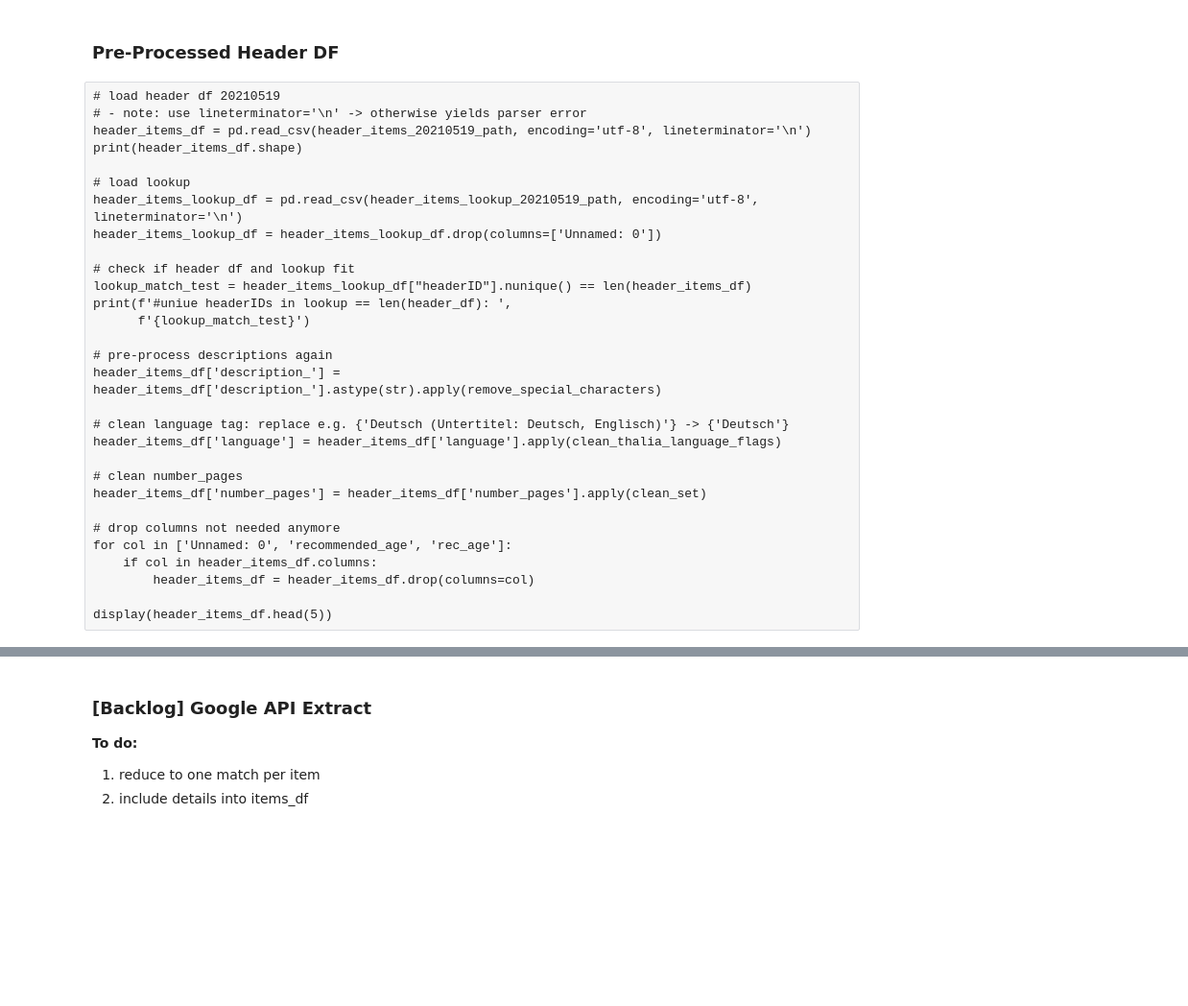
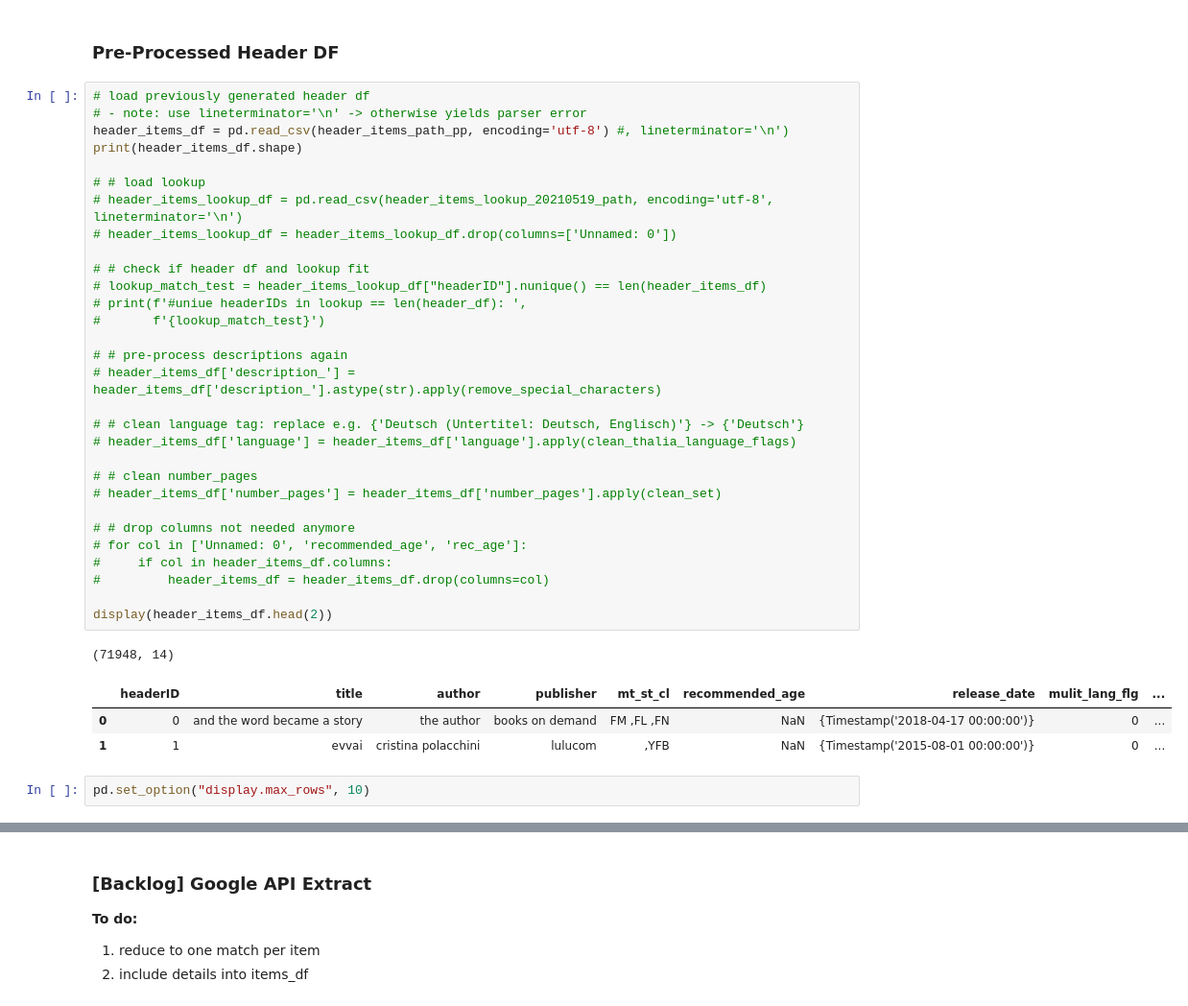
Before and after one commit to esthervogt/dmcup2021, a Jupyter notebook: notebooks/data_preprocessing.ipynb, the cells around one changed output, grey strips where cells are left out. Shown: that part at 96% size. Drawn from its saved outputs; the diff is of its cells as text; blank space fills up the shorter version.

```diff
--- a/notebooks/data_preprocessing.ipynb
+++ b/notebooks/data_preprocessing.ipynb
@@ -402,33 +405,40 @@ print(items_df.shape)
 (78334, 7)
 # %% [markdown]
 ### Pre-Processed Header DF
-# %% [raw]
-# load header df 20210519
-# - note: use lineterminator='\n' -> otherwise yields parser error
-header_items_df = pd.read_csv(header_items_20210519_path, encoding='utf-8', lineterminator='\n')
-print(header_items_df.shape)
-
-# load lookup
-header_items_lookup_df = pd.read_csv(header_items_lookup_20210519_path, encoding='utf-8', lineterminator='\n')
-header_items_lookup_df = header_items_lookup_df.drop(columns=['Unnamed: 0'])
-
-# check if header df and lookup fit
-lookup_match_test = header_items_lookup_df["headerID"].nunique() == len(header_items_df)
-print(f'#uniue headerIDs in lookup == len(header_df): ',
-      f'{lookup_match_test}')
-
-# pre-process descriptions again
-header_items_df['description_'] = header_items_df['description_'].astype(str).apply(remove_special_characters)
-
-# clean language tag: replace e.g. {'Deutsch (Untertitel: Deutsch, Englisch)'} -> {'Deutsch'}
-header_items_df['language'] = header_items_df['language'].apply(clean_thalia_language_flags)
-
-# clean number_pages
-header_items_df['number_pages'] = header_items_df['number_pages'].apply(clean_set)
-
-# drop columns not needed anymore
-for col in ['Unnamed: 0', 'recommended_age', 'rec_age']:
-    if col in header_items_df.columns:
-        header_items_df = header_items_df.drop(columns=col)
-
-display(header_items_df.head(5))
+# %%
+# load previously generated header df
+# - note: use lineterminator='\n' -> otherwise yields parser error
+header_items_df = pd.read_csv(header_items_path_pp, encoding='utf-8') #, lineterminator='\n')
+print(header_items_df.shape)
+
+# # load lookup
+# header_items_lookup_df = pd.read_csv(header_items_lookup_20210519_path, encoding='utf-8', lineterminator='\n')
+# header_items_lookup_df = header_items_lookup_df.drop(columns=['Unnamed: 0'])
+
+# # check if header df and lookup fit
+# lookup_match_test = header_items_lookup_df["headerID"].nunique() == len(header_items_df)
+# print(f'#uniue headerIDs in lookup == len(header_df): ',
+#       f'{lookup_match_test}')
+
+# # pre-process descriptions again
+# header_items_df['description_'] = header_items_df['description_'].astype(str).apply(remove_special_characters)
+
+# # clean language tag: replace e.g. {'Deutsch (Untertitel: Deutsch, Englisch)'} -> {'Deutsch'}
+# header_items_df['language'] = header_items_df['language'].apply(clean_thalia_language_flags)
+
+# # clean number_pages
+# header_items_df['number_pages'] = header_items_df['number_pages'].apply(clean_set)
+
+# # drop columns not needed anymore
+# for col in ['Unnamed: 0', 'recommended_age', 'rec_age']:
+#     if col in header_items_df.columns:
+#         header_items_df = header_items_df.drop(columns=col)
+
+display(header_items_df.head(2))
+# %% [output]
+(71948, 14)
+|  | headerID | title | author | publisher | mt_st_cl | recommended_age | release_date | mulit_lang_flg | ... |
+| 0 | 0 | and the word became a story | the author | books on demand | FM ,FL ,FN | NaN | {Timestamp('2018-04-17 00:00:00')} | 0 | ... |
+| 1 | 1 | evvai | cristina polacchini | lulucom | ,YFB | NaN | {Timestamp('2015-08-01 00:00:00')} | 0 | ... |
+# %%
+pd.set_option("display.max_rows", 10)
```
Also changed, not shown: parts of 37 cells of this notebook.
